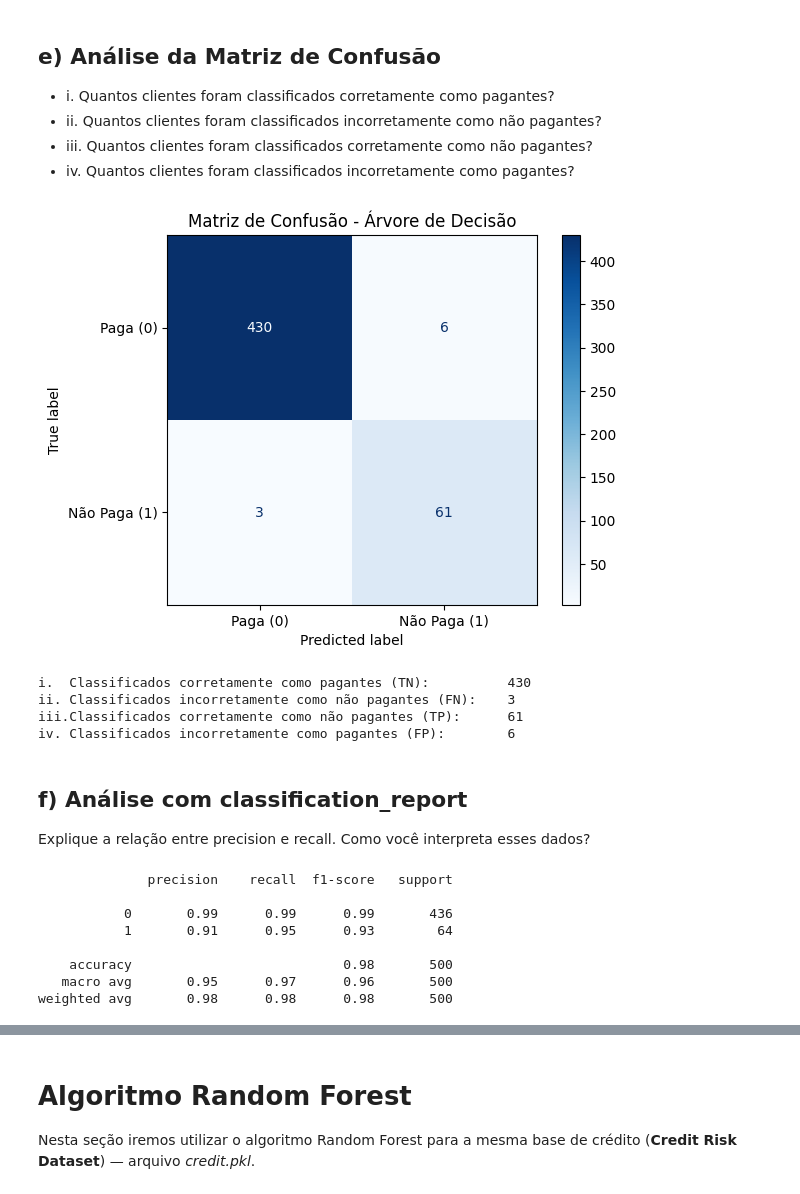
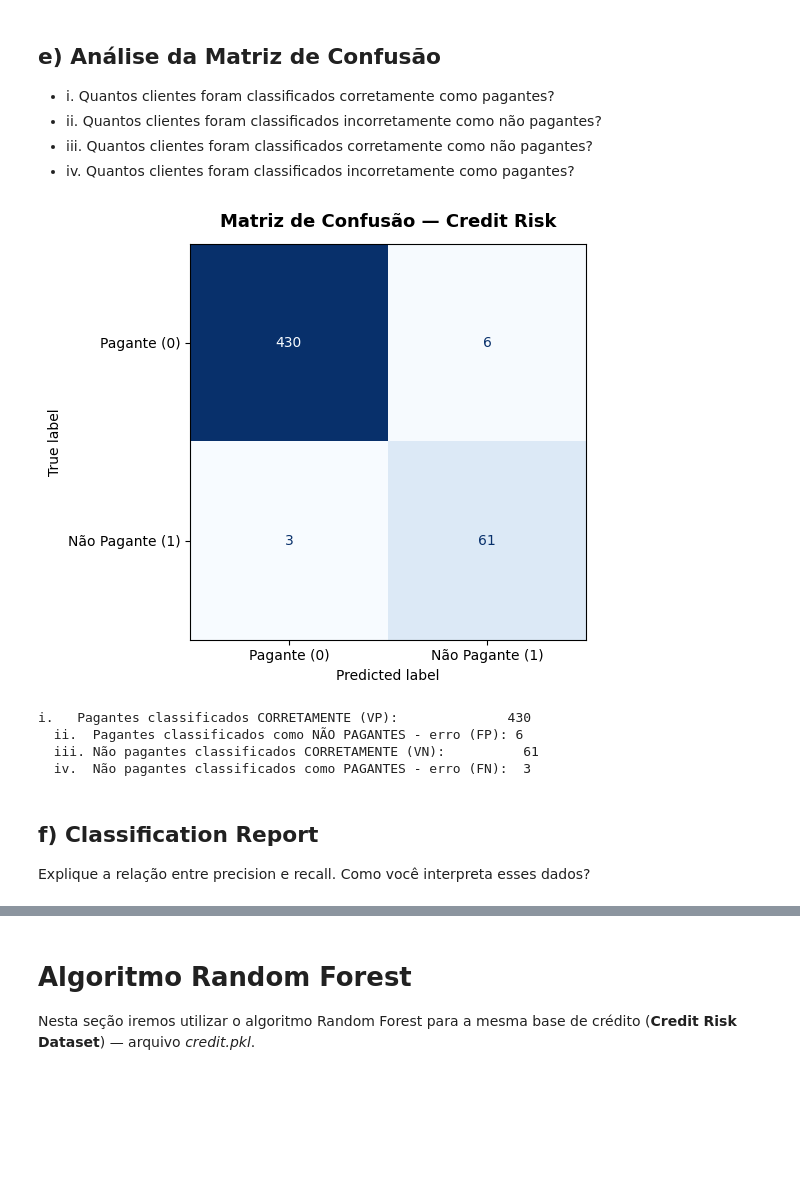
Before and after one commit to PHPacheco/Machine-learning-study, a Jupyter notebook: 3_NaiveBayes/Parte2/naive_bayes_pt2.ipynb, the cells around one changed output, grey strips where cells are left out. Drawn from its saved outputs; the diff is of its cells as text; code cells hidden in the pictures; blank space fills up the shorter version.

```diff
--- a/3_NaiveBayes/Parte2/naive_bayes_pt2.ipynb
+++ b/3_NaiveBayes/Parte2/naive_bayes_pt2.ipynb
@@ -118,38 +162,35 @@ Acurácia da Árvore de Decisão: 0.9820 (98.20%)
 - ii. Quantos clientes foram classificados incorretamente como não pagantes?
 - iii. Quantos clientes foram classificados corretamente como não pagantes?
 - iv. Quantos clientes foram classificados incorretamente como pagantes?
-# %%
-from sklearn.metrics import confusion_matrix, ConfusionMatrixDisplay
-
-cm_matrix = confusion_matrix(y_credit_teste, previsoes_credit)
-cm_display = ConfusionMatrixDisplay(confusion_matrix=cm_matrix, display_labels=['Paga (0)', 'Não Paga (1)'])
-cm_display.plot(cmap='Blues')
-plt.title('Matriz de Confusão - Árvore de Decisão')
-plt.show()
-
-tn, fp, fn, tp = cm_matrix.ravel()
-print(f'i.  Classificados corretamente como pagantes (TN):          {tn}')
-print(f'ii. Classificados incorretamente como não pagantes (FN):    {fn}')
-print(f'iii.Classificados corretamente como não pagantes (TP):      {tp}')
-print(f'iv. Classificados incorretamente como pagantes (FP):        {fp}')
-# %% [output]
-[figure, removed]
-i.  Classificados corretamente como pagantes (TN):          430
-ii. Classificados incorretamente como não pagantes (FN):    3
-iii.Classificados corretamente como não pagantes (TP):      61
-iv. Classificados incorretamente como pagantes (FP):        6
+# %%
+mat = confusion_matrix(y_credit_teste, previsoes_credit)
+vp = mat[0][0]   # Pagantes classificados corretamente
+fp = mat[0][1]   # Pagantes classificados como não pagantes (erro)
+fn = mat[1][0]   # Não pagantes classificados como pagantes (erro)
+vn = mat[1][1]   # Não pagantes classificados corretamente
+
+fig_cm, ax_cm = plt.subplots(figsize=(6, 5))
+disp = ConfusionMatrixDisplay(
+    confusion_matrix=mat,
+    display_labels=['Pagante (0)', 'Não Pagante (1)']
+)
+disp.plot(cmap='Blues', ax=ax_cm, colorbar=False)
+ax_cm.set_title('Matriz de Confusão — Credit Risk', fontsize=13, fontweight='bold', pad=12)
+fig_cm.tight_layout()
+fig_cm.savefig('matriz_confusao.png', dpi=150, bbox_inches='tight')
+plt.show()
+
+print(f'i.   Pagantes classificados CORRETAMENTE (VP):              {vp}')
+print(f'  ii.  Pagantes classificados como NÃO PAGANTES - erro (FP): {fp}')
+print(f'  iii. Não pagantes classificados CORRETAMENTE (VN):          {vn}')
+print(f'  iv.  Não pagantes classificados como PAGANTES - erro (FN):  {fn}')
+# %% [output]
+[figure, added]
+i.   Pagantes classificados CORRETAMENTE (VP):              430
+  ii.  Pagantes classificados como NÃO PAGANTES - erro (FP): 6
+  iii. Não pagantes classificados CORRETAMENTE (VN):          61
+  iv.  Não pagantes classificados como PAGANTES - erro (FN):  3
 # %% [markdown]
-## f) Análise com classification_report
+## f) Classification Report
 
 Explique a relação entre precision e recall. Como você interpreta esses dados?
-# %%
-print(classification_report(y_credit_teste, previsoes_credit))
-# %% [output]
-              precision    recall  f1-score   support
-
-           0       0.99      0.99      0.99       436
-           1       0.91      0.95      0.93        64
-
-    accuracy                           0.98       500
-   macro avg       0.95      0.97      0.96       500
-weighted avg       0.98      0.98      0.98       500
```
Also changed, not shown: parts of 15 cells of this notebook.
